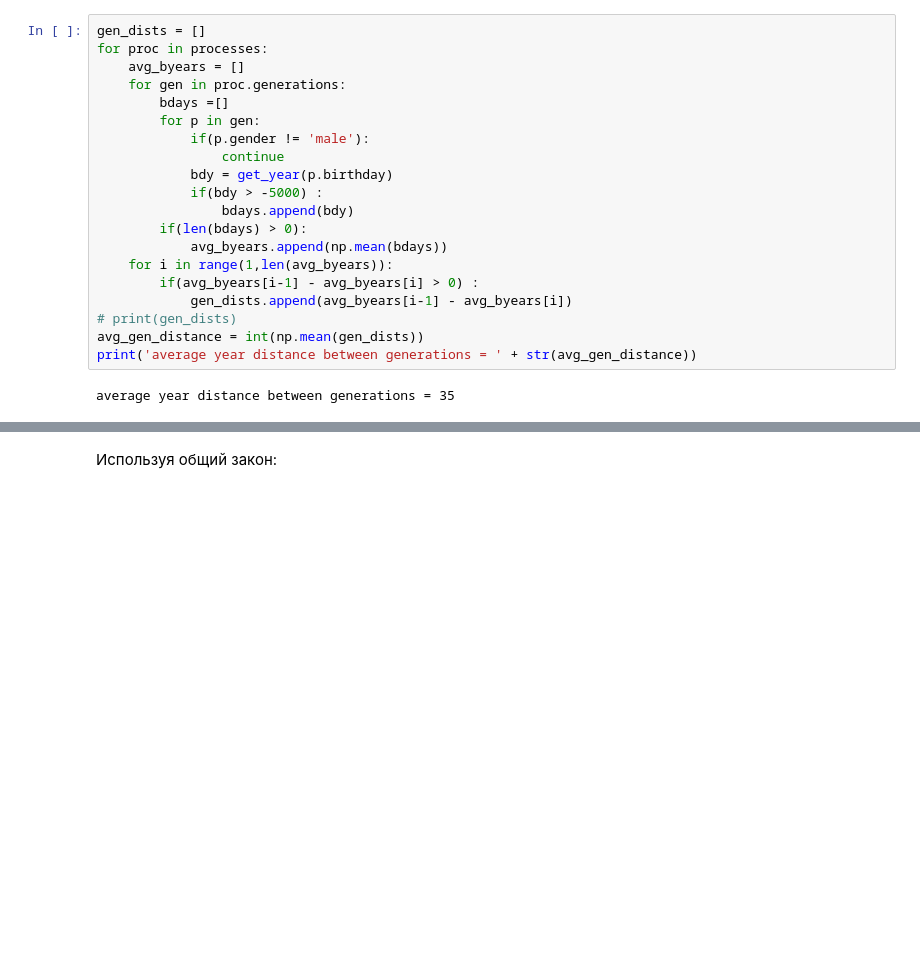
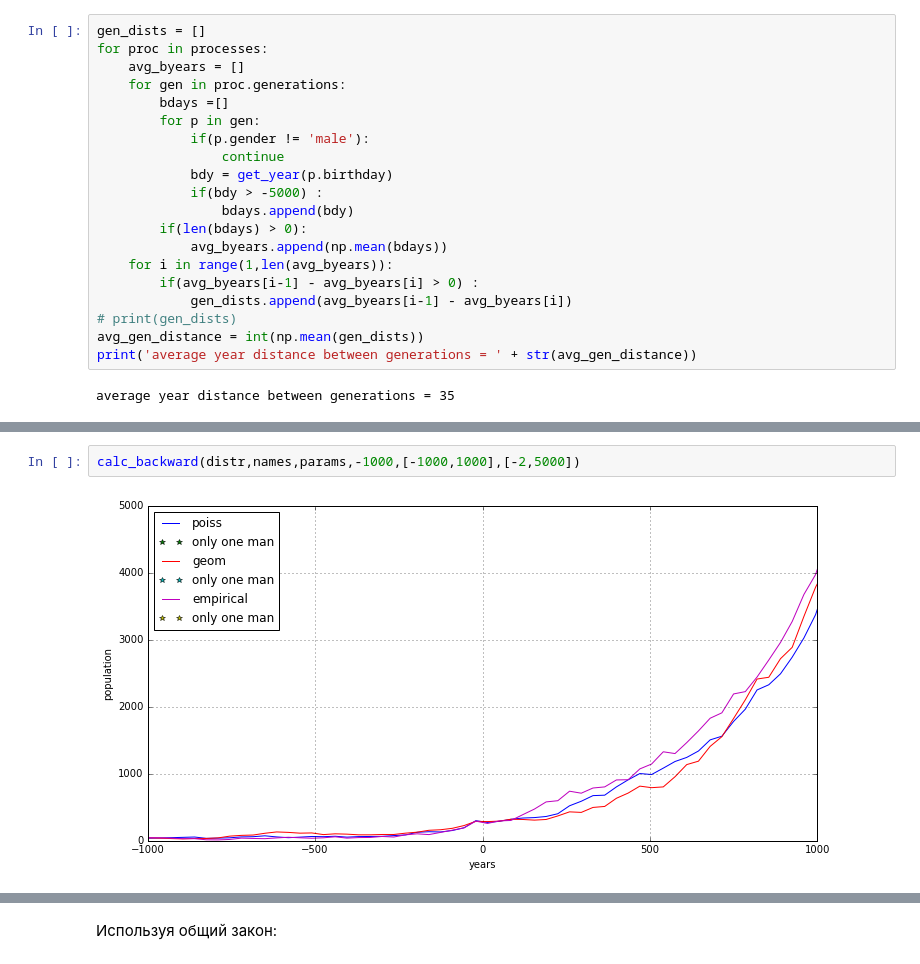
Before and after one commit to ale3otik/MIPT-2016-Stochastic-process, a Jupyter notebook: task1/t1_Zotov_Alexey_497.ipynb, the cells around one changed output, grey strips where cells are left out. Cells and saved outputs as stored; diff of their text form; blank space fills up the shorter version.

```diff
--- a/task1/t1_Zotov_Alexey_497.ipynb
+++ b/task1/t1_Zotov_Alexey_497.ipynb
@@ -341,0 +415,4 @@ average year distance between generations = 35
+# %%
+calc_backward(distr,names,params,-1000,[-1000,1000],[-2,5000])
+# %% [output]
+[figure, added]
```
Also changed, not shown: parts of 18 cells of this notebook.
